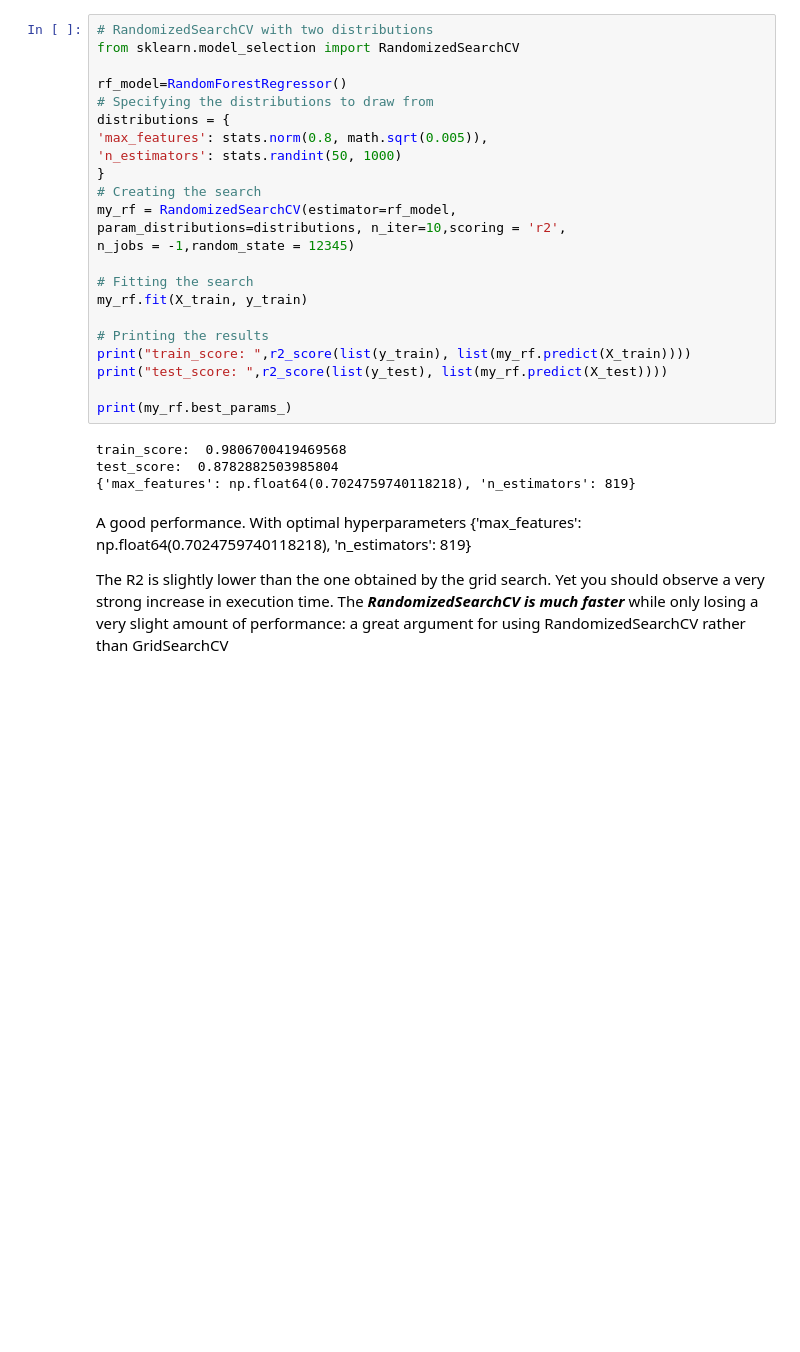
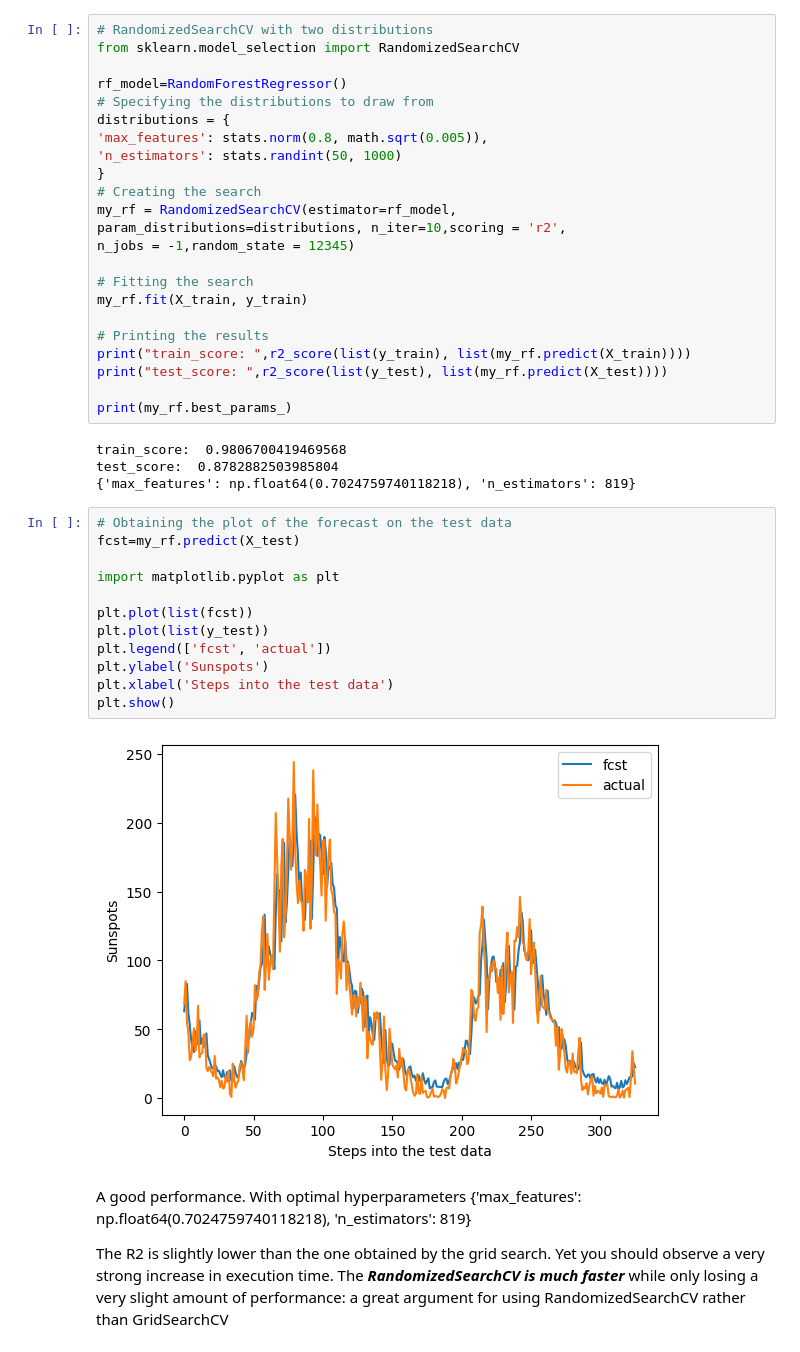
Before and after one commit to Udeani4/time_series_analysis, a Jupyter notebook: Supervised_MLM_TimeSeries/random_forest.ipynb, the cells around one changed output. Cells and saved outputs as stored; diff of their text form; blank space fills up the shorter version.

Commit message:
RF included plot

```diff
--- a/Supervised_MLM_TimeSeries/random_forest.ipynb
+++ b/Supervised_MLM_TimeSeries/random_forest.ipynb
@@ -212,6 +212,20 @@ print(my_rf.best_params_)
 train_score:  0.9806700419469568
 test_score:  0.8782882503985804
 {'max_features': np.float64(0.7024759740118218), 'n_estimators': 819}
+# %%
+# Obtaining the plot of the forecast on the test data
+fcst=my_rf.predict(X_test)
+
+import matplotlib.pyplot as plt
+
+plt.plot(list(fcst))
+plt.plot(list(y_test))
+plt.legend(['fcst', 'actual'])
+plt.ylabel('Sunspots')
+plt.xlabel('Steps into the test data')
+plt.show()
+# %% [output]
+[figure, added]
 # %% [markdown]
 A good performance. With optimal hyperparameters {'max_features': np.float64(0.7024759740118218), 'n_estimators': 819}
 
```
